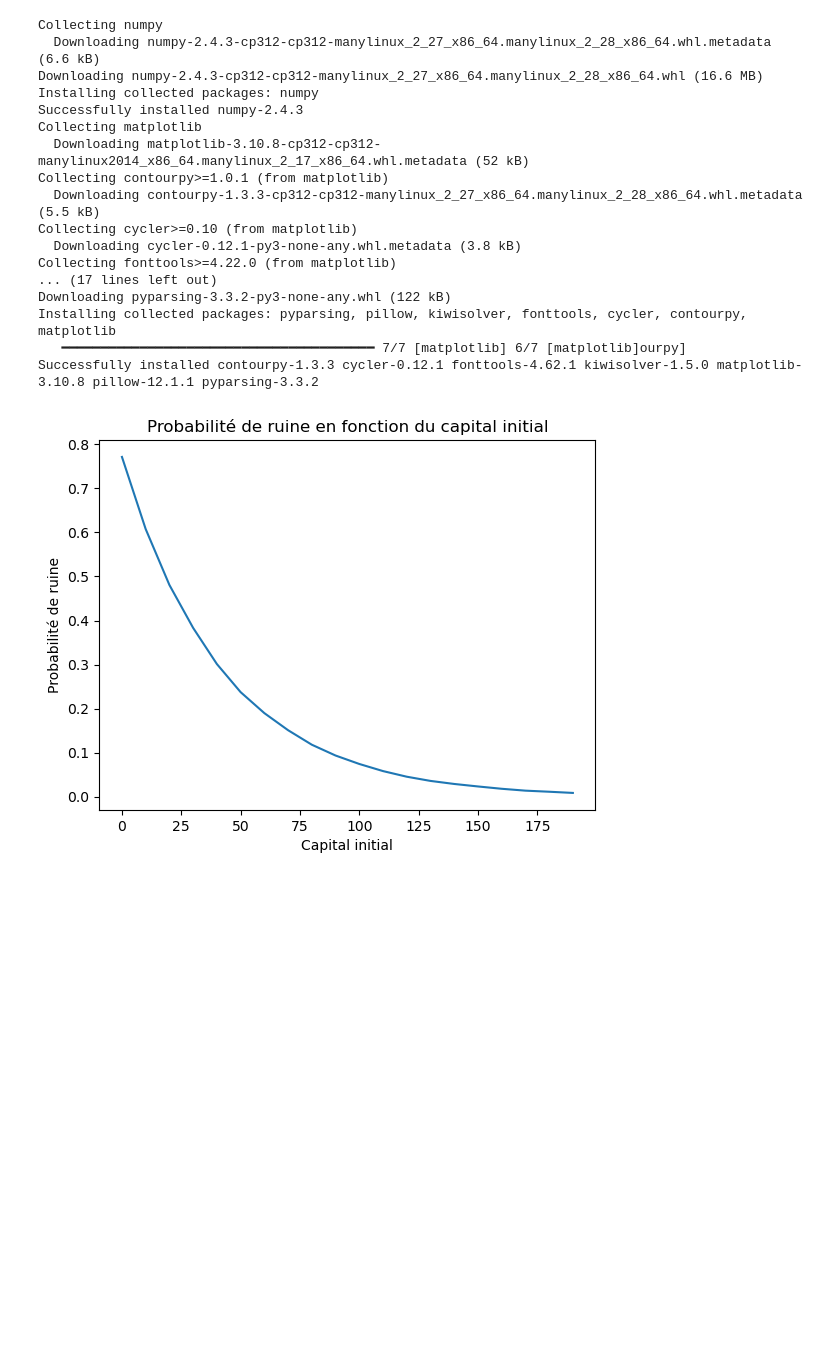
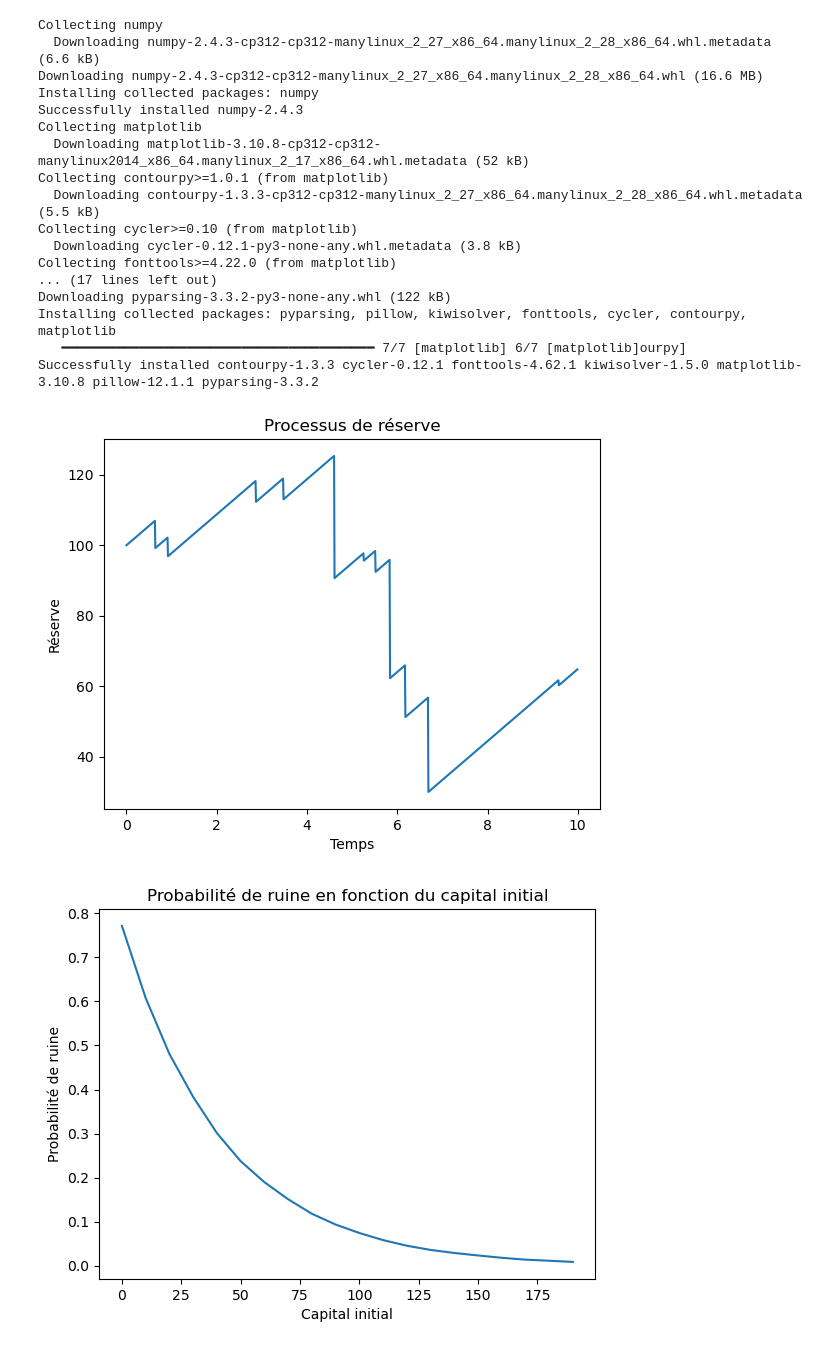
Before and after one commit to R7even31/Projet_Poisson, a Jupyter notebook: Main.ipynb, the cells around one changed output. Saved outputs shown, nothing was run; the diff lists cells and outputs as text; code cells hidden in the pictures; blank space fills up the shorter version.

```diff
--- a/Main.ipynb
+++ b/Main.ipynb
@@ -22,6 +22,39 @@ Successfully installed contourpy-1.3.3 cycler-0.12.1 fonttools-4.62.1 kiwisolver
 # %%
 import numpy as np
 import matplotlib.pyplot as plt
+# %%
+def simulation_richesse(mu,T,beta,u,n,theta):
+    p=(1+theta)*mu*1/beta
+    Nt=np.random.poisson(mu*T,1)[0]
+    temps_arrivee=np.random.uniform(0,T,Nt)
+    temps_arrivee=np.sort(temps_arrivee)
+    Y=np.random.exponential(1/beta,Nt)
+    t=np.arange(0,T,1/n)
+    Rt = np.zeros(len(t))
+
+    for idx, ti in enumerate(t):
+        mask = temps_arrivee <= ti  # sinistres survenus avant ti
+        if mask.sum() > 0:
+            somme = np.sum(Y[mask])
+        else:
+            somme = 0
+        Rt[idx] = u + p * ti - somme
+    return (t,Rt)
+# %%
+mu=1
+T=10
+beta=0.1
+theta=0.1
+n=100
+u=100
+t,Rt=simulation_richesse(mu,T,beta,u,n,theta)
+plt.plot(t,Rt)
+plt.title("Processus de réserve")
+plt.xlabel("Temps")
+plt.ylabel("Réserve")
+plt.show()
+# %% [output]
+[figure, added]
 # %%
 def estimation_ruine(mu,T,beta,u,theta,n) :
     nb_ruine=0
```
Also changed, not shown: parts of 4 cells of this notebook.
